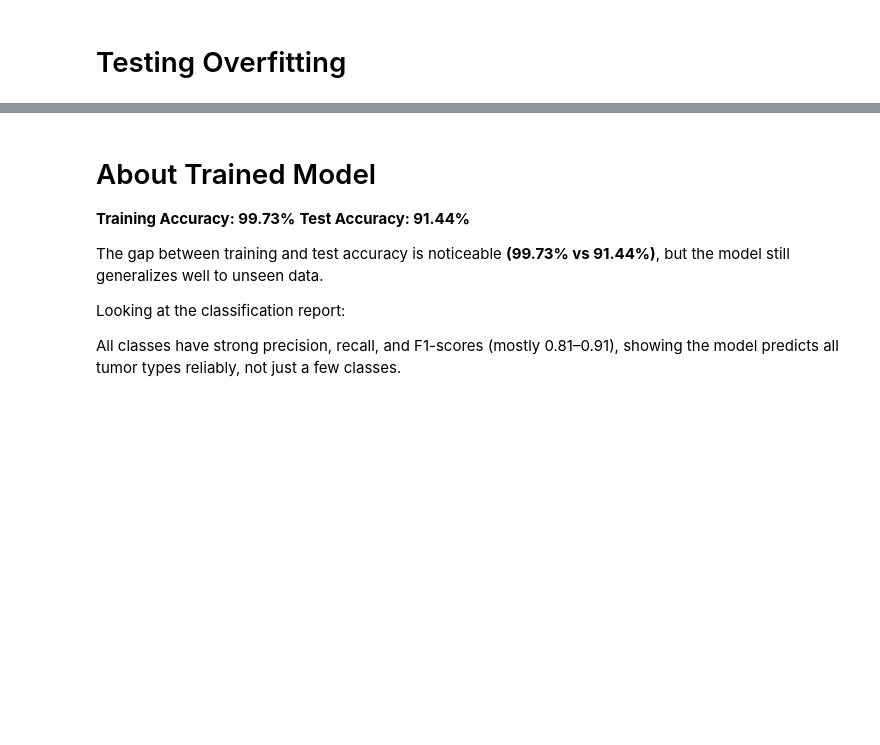
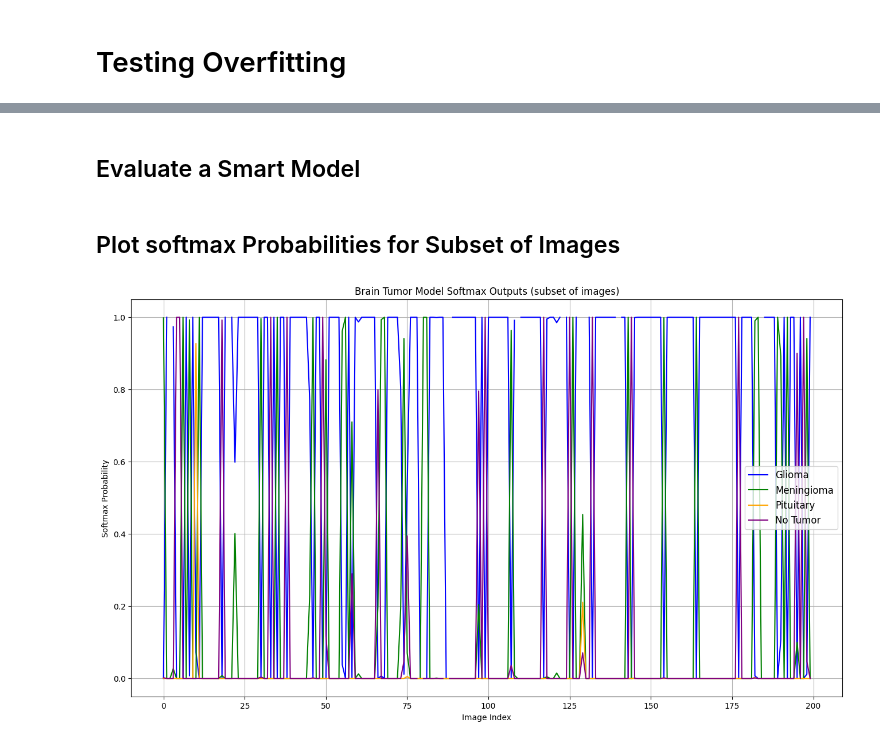
Before and after one commit to ARTiwary/MRI-brain-tumour-detection-with-gesture-control-, a Jupyter notebook: MRI-brain-tumour-detection-with-gesture-control-/MRI/Class-MRI-Brain-Tumor-Detector-checkpoint.ipynb, the cells around one changed output, grey strips where cells are left out. Saved outputs shown, nothing was run; the diff lists cells and outputs as text; code cells hidden in the pictures; blank space fills up the shorter version.

```diff
--- a/MRI-brain-tumour-detection-with-gesture-control-/MRI/Class-MRI-Brain-Tumor-Detector-checkpoint.ipynb
+++ b/MRI-brain-tumour-detection-with-gesture-control-/MRI/Class-MRI-Brain-Tumor-Detector-checkpoint.ipynb
@@ -620,10 +620,2 @@ Train Accuracy: 99.73%
-# %% [markdown]
-# About Trained Model
-**Training Accuracy: 99.73%**
-**Test Accuracy: 91.44%**
-
-The gap between training and test accuracy is noticeable **(99.73% vs 91.44%)**, but the model still generalizes well to unseen data.
-
-Looking at the classification report:
-
-All classes have strong precision, recall, and F1-scores (mostly 0.81–0.91), showing the model predicts all tumor types reliably, not just a few classes.
+# %% [markdown]
+## Evaluate a Smart Model
@@ -629,0 +642,19 @@ All classes have strong precision, recall, and F1-scores (mostly 0.81–0.91), s
+# %% [markdown]
+## Plot softmax Probabilities for Subset of Images
+# %%
+class_names = ["Glioma", "Meningioma", "Pituitary", "No Tumor"]
+colors = ["blue", "green", "orange", "purple"]
+
+plt.figure(figsize=(16, 9))
+num_images = min(200, softmax_outputs.shape[0])
+for i in range(4):
+    plt.plot(softmax_outputs[:num_images, i], color=colors[i], label=class_names[i])
+
+plt.legend(fontsize=12)
+plt.grid(True)
+plt.title("Brain Tumor Model Softmax Outputs (subset of images)")
+plt.xlabel("Image Index")
+plt.ylabel("Softmax Probability")
+plt.show()
+# %% [output]
+[figure, added]
```
Also changed, not shown: parts of 12 cells of this notebook.
